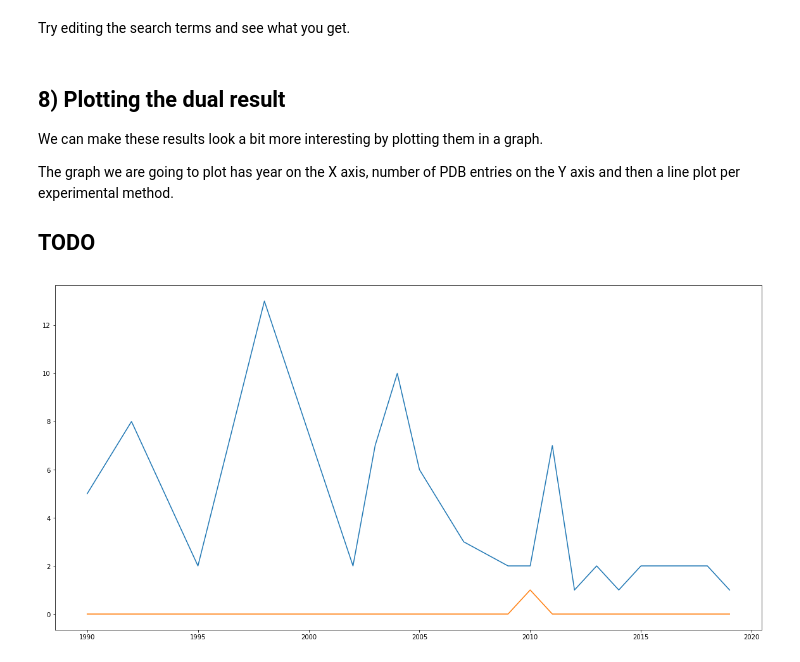
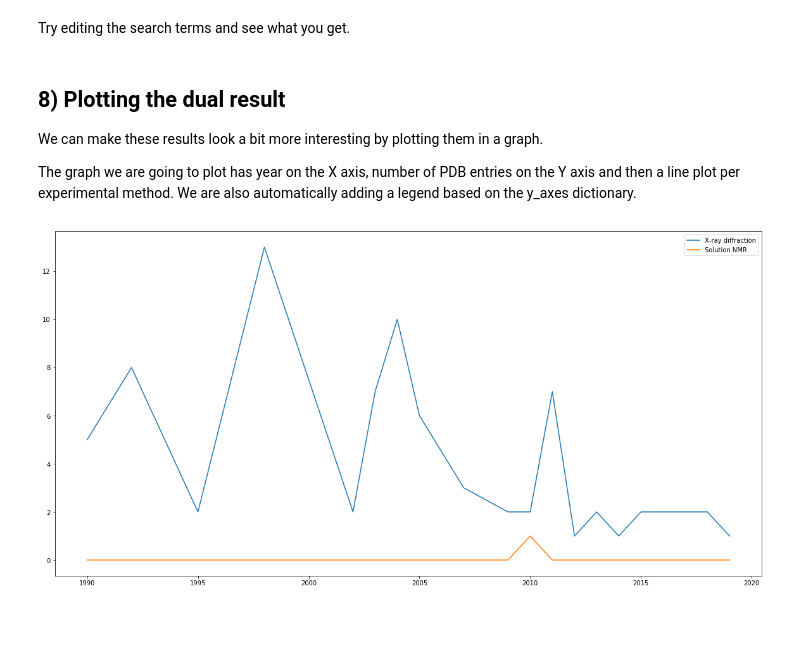
Before and after one commit to PDBeurope/pdbe-api-training, a Jupyter notebook: API workshop #6 - PDB search.ipynb, the cells around one changed output. Cells and saved outputs as stored; diff of their text form; code cells hidden in the pictures; blank space fills up the shorter version.

```diff
--- a/API workshop #6 - PDB search.ipynb
+++ b/API workshop #6 - PDB search.ipynb
@@ -352,30 +382,26 @@ def dual_result_counter(results, term1, term2):
 
 
 def count_dual_results(result):
-    for term1 in result:
+    for term1 in sorted(result.keys()):
         for term2 in result.get(term1):
             print('{}, {}: {} entries'.format(term1, term2, len(result.get(term1).get(term2))))
 
 def reformat_for_multi_graph(ret):
     return_dict = {}
+    # sort term 1 was it is in order
     term1_list = sorted(ret.keys())
     term2_dict = {}
     for key in ret:
         term2_keys = ret[key].keys()
         for term2 in term2_keys:
+            # make a list as long as term1
             term2_dict[term2] = [0] * len(term1_list)
-    print(term1_list)
-    print(term2_dict)
 
     for position, key in enumerate(ret):
         for term2 in term2_dict:
+            # update the term 2 dicionary with the values to plot
             term2_dict[term2][position] = len(ret[key].get(term2, []))
-    print(term2_dict)
 
     return_dict['x_axis'] = term1_list
     return_dict['y_axes'] = term2_dict
     return return_dict
-
-ret = dual_result_counter(results, term1='release_year', term2='experimental_method')
-#pprint(ret)
-plot_dict = reformat_for_multi_graph(ret)
@@ -418,19 +440,19 @@ Try editing the search terms and see what you get.
 We can make these results look a bit more interesting by plotting them in a graph.
 
 The graph we are going to plot has year on the X axis, number of PDB entries on the Y axis and then a line plot per experimental method.
-
-## TODO
+We are also automatically adding a legend based on the y_axes dictionary.
 # %%
 def plot_multi_line(input_dict):
     x_axis = input_dict['x_axis']
     y_axes = input_dict['y_axes']
 
     plt.figure(figsize=(20,10))
 
 
     for y in y_axes:
-        plt.plot(x_axis, y_axes[y])
+        plt.plot(x_axis, y_axes[y], label=y)
+    plt.legend()
     plt.show()
 plot_multi_line(plot_dict)
 # %% [output]
-[figure, old version]
+[figure, new version]
```
Also changed, not shown: parts of 21 cells of this notebook.
